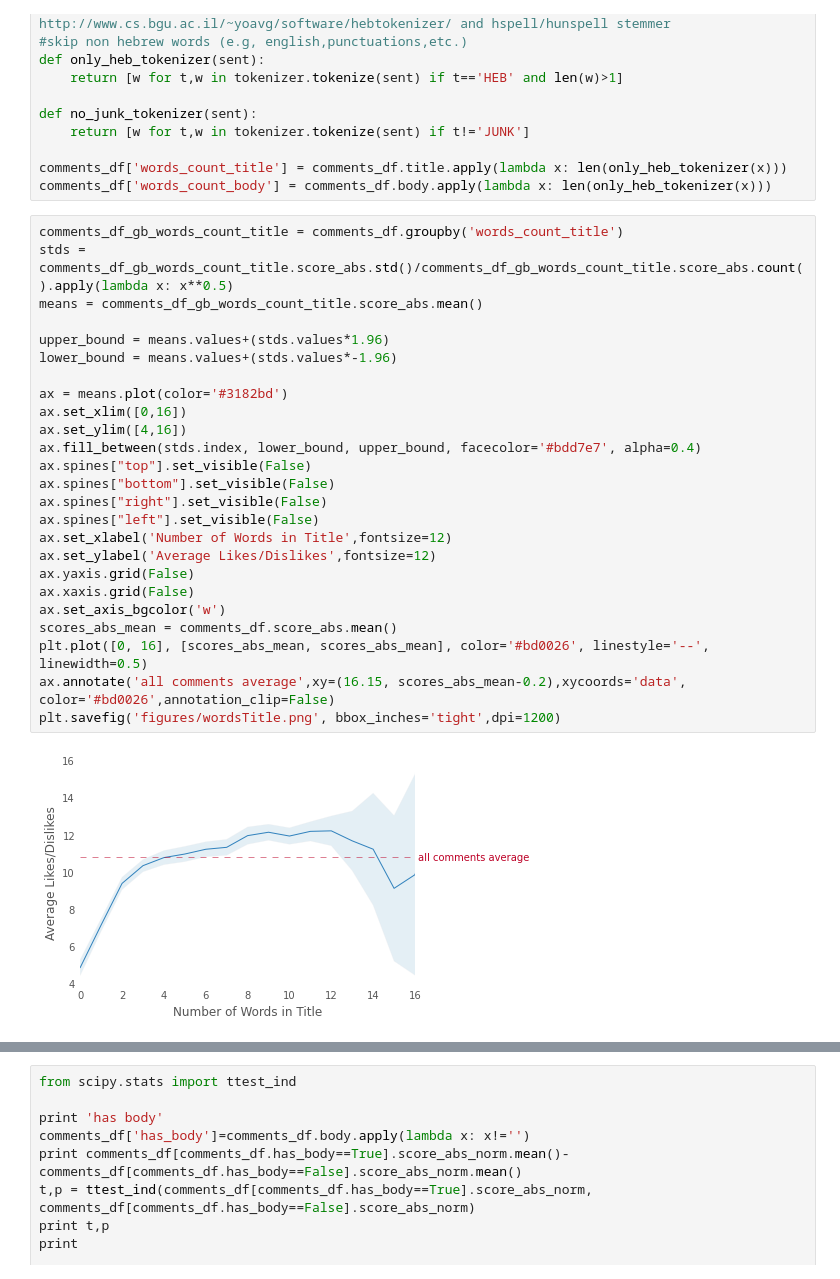
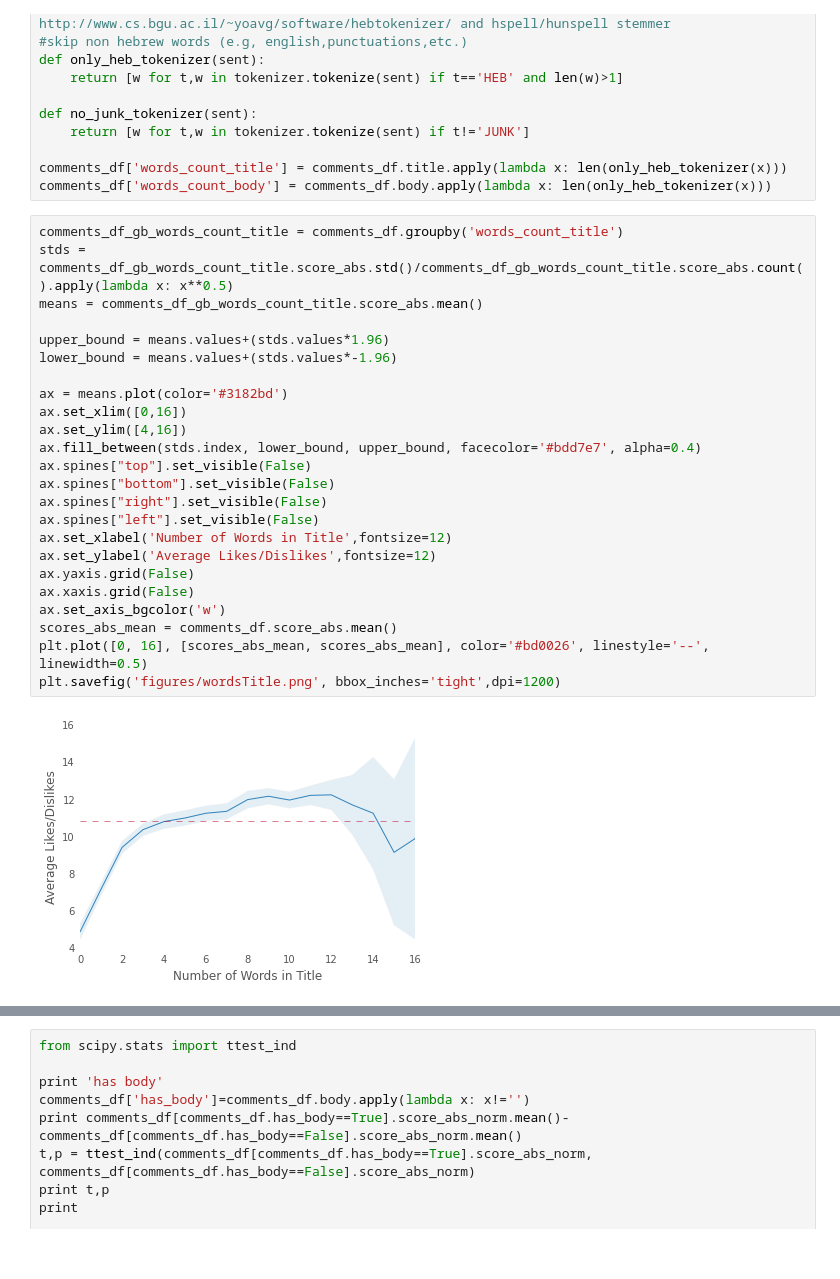
Before and after one commit to yonilev/ArticleComments, a Jupyter notebook: notebook.ipynb, the cells around one changed output, grey strips where cells are left out. Drawn from its saved outputs; the diff is of its cells as text.

```diff
--- a/notebook.ipynb
+++ b/notebook.ipynb
@@ -241,30 +243,29 @@ comments_df['words_count_body'] = comments_df.body.apply(lambda x: len(only_heb_
 # %%
 comments_df_gb_words_count_title = comments_df.groupby('words_count_title')
 stds = comments_df_gb_words_count_title.score_abs.std()/comments_df_gb_words_count_title.score_abs.count().apply(lambda x: x**0.5)
 means = comments_df_gb_words_count_title.score_abs.mean()
 
 upper_bound = means.values+(stds.values*1.96)
 lower_bound = means.values+(stds.values*-1.96)
 
 ax = means.plot(color='#3182bd')
 ax.set_xlim([0,16])
 ax.set_ylim([4,16])
 ax.fill_between(stds.index, lower_bound, upper_bound, facecolor='#bdd7e7', alpha=0.4)
 ax.spines["top"].set_visible(False)
 ax.spines["bottom"].set_visible(False)
 ax.spines["right"].set_visible(False)
 ax.spines["left"].set_visible(False)
 ax.set_xlabel('Number of Words in Title',fontsize=12)
 ax.set_ylabel('Average Likes/Dislikes',fontsize=12)
 ax.yaxis.grid(False)
 ax.xaxis.grid(False)
 ax.set_axis_bgcolor('w')
 scores_abs_mean = comments_df.score_abs.mean()
 plt.plot([0, 16], [scores_abs_mean, scores_abs_mean], color='#bd0026', linestyle='--', linewidth=0.5)
-ax.annotate('all comments average',xy=(16.15, scores_abs_mean-0.2),xycoords='data', color='#bd0026',annotation_clip=False)
 plt.savefig('figures/wordsTitle.png', bbox_inches='tight',dpi=1200)
 # %% [output]
-[figure, old version]
+[figure, new version]
 # %%
 comments_df_gb_words_count_body = comments_df.groupby('words_count_body')
 stds = comments_df_gb_words_count_body.score_abs.std()/comments_df_gb_words_count_body.score_abs.count().apply(lambda x: x**0.5)
```
Also changed, not shown: parts of 7 cells of this notebook, 11 other files.
